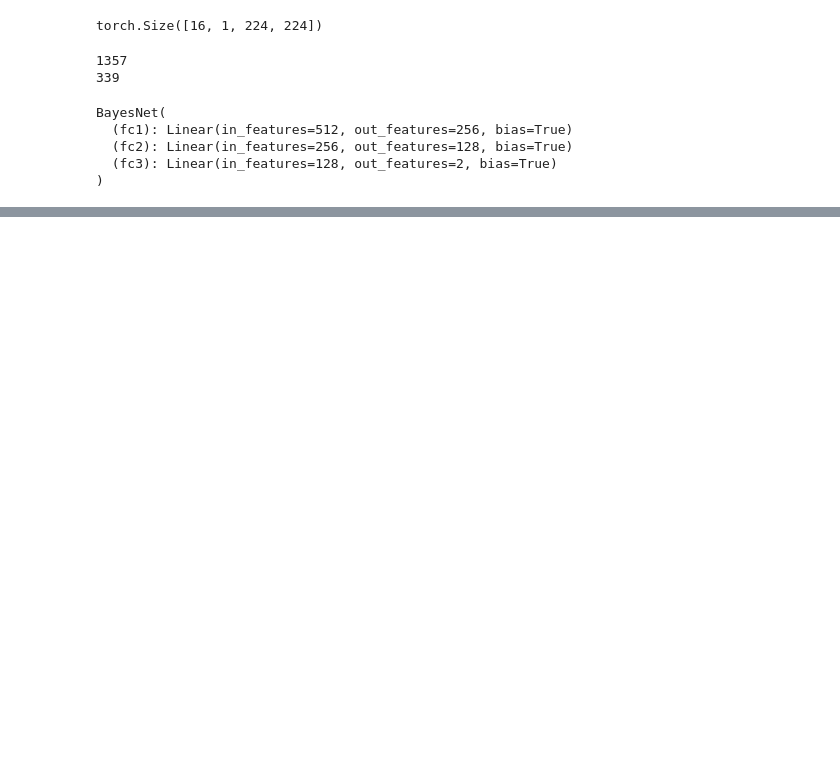
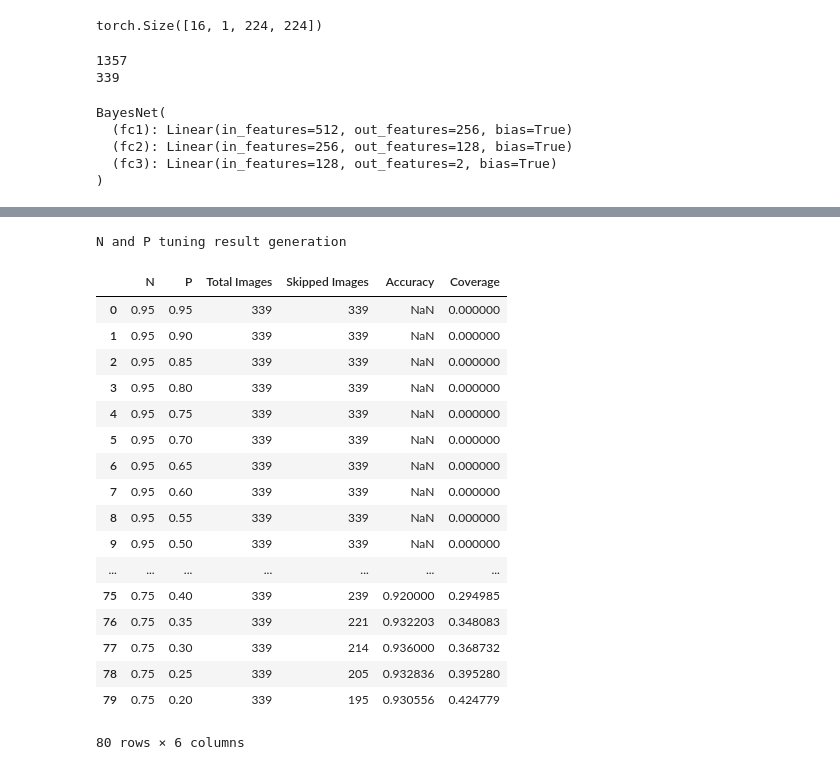
Before and after one commit to atabas/Major-Research-Project, a Jupyter notebook: ddsm_experiment_cropped_cv.ipynb, the cells around one changed output, grey strips where cells are left out. Saved outputs shown, nothing was run; the diff lists cells and outputs as text; code cells hidden in the pictures; blank space fills up the shorter version.

```diff
--- a/ddsm_experiment_cropped_cv.ipynb
+++ b/ddsm_experiment_cropped_cv.ipynb
@@ -824,2 +387,0 @@ def testb(net, test_loader):
-# %%
-trainb(bnet, bayes_train_loader, bcriterion, boptimizer, 100)
@@ -1098,7 +627,6 @@ def test_batch(images, labels, threshold=0.8, plot=True):
     return len(labels), correct_predictions, predicted_for_images
 # %%
 # Prediction when network can decide not to predict
-
 print('Prediction when network can refuse')
 correct = 0
 total = 0
@@ -1106,7 +634,7 @@ total_predicted_for = 0
 for j, data in enumerate(bayes_test_loader):
     images, labels = data
 
-    total_minibatch, correct_minibatch, predictions_minibatch = test_batch(images.cuda(), labels.cuda(), 0.6, plot=False)
+    total_minibatch, correct_minibatch, predictions_minibatch = test_batch(images.cuda(), labels.cuda(), 0.75, 0.7, plot=False)
     total += total_minibatch
     correct += correct_minibatch
     total_predicted_for += predictions_minibatch
@@ -1122,3 +649,0 @@ Accuracy when made predictions: 88 %
-# %%
-dataiter = iter(ddms_test_loader)
-images, labels = dataiter.next()
@@ -1267,0 +650,56 @@ KeyboardInterrupt: ignored
+# %%
+print('N and P tuning result generation')
+results = []
+ns = [0.95, 0.9, 0.85, 0.8, 0.75, 0.7, 0.65, 0.6, 0.55, 0.5, 0.45, 0.4, 0.35, 0.3, 0.25, 0.2]
+ps = [0.95, 0.9, 0.85, 0.8, 0.75, 0.7, 0.65, 0.6, 0.55, 0.5, 0.45, 0.4, 0.35, 0.3, 0.25, 0.2]
+
+for N in ns:
+    for P in ps:
+        result = []
+        result.append(N)
+        result.append(P)
+        correct = 0
+        total = 0
+        total_predicted_for = 0
+        for j, data in enumerate(bayes_test_loader):
+            images, labels = data
+
+            total_minibatch, correct_minibatch, predictions_minibatch = test_batch(images.cuda(), labels.cuda(), N, P, plot=False)
+            total += total_minibatch
+            correct += correct_minibatch
+            total_predicted_for += predictions_minibatch
+        result.append(total)
+        result.append(total-total_predicted_for)
+        if total_predicted_for > 0:
+            result.append(correct / total_predicted_for)
+        else:
+            result.append(-1)
+        results.append(result)
+# %% [output]
+N and P tuning result generation
+# %%
+results_df = pd.DataFrame(results, columns=["N", "P", "Total Images", "Skipped Images", "Accuracy"])
+results_df['Accuracy']
+results_df.loc[results_df['Accuracy'] == -1, 'Accuracy'] = np.NaN
+results_df['Coverage'] = (results_df['Total Images'] - results_df['Skipped Images']) / results_df['Total Images']
+results_df.to_csv('/content/drive/My Drive/tuning_results_3.csv')
+results_df
+# %% [output]
+|  | N | P | Total Images | Skipped Images | Accuracy | Coverage |
+| 0 | 0.95 | 0.95 | 339 | 339 | NaN | 0.000000 |
+| 1 | 0.95 | 0.90 | 339 | 339 | NaN | 0.000000 |
+| 2 | 0.95 | 0.85 | 339 | 339 | NaN | 0.000000 |
+| 3 | 0.95 | 0.80 | 339 | 339 | NaN | 0.000000 |
+| 4 | 0.95 | 0.75 | 339 | 339 | NaN | 0.000000 |
+| 5 | 0.95 | 0.70 | 339 | 339 | NaN | 0.000000 |
+| 6 | 0.95 | 0.65 | 339 | 339 | NaN | 0.000000 |
+| 7 | 0.95 | 0.60 | 339 | 339 | NaN | 0.000000 |
+| 8 | 0.95 | 0.55 | 339 | 339 | NaN | 0.000000 |
+| 9 | 0.95 | 0.50 | 339 | 339 | NaN | 0.000000 |
+| ... | ... | ... | ... | ... | ... | ... |
+| 75 | 0.75 | 0.40 | 339 | 239 | 0.920000 | 0.294985 |
+| 76 | 0.75 | 0.35 | 339 | 221 | 0.932203 | 0.348083 |
+| 77 | 0.75 | 0.30 | 339 | 214 | 0.936000 | 0.368732 |
+| 78 | 0.75 | 0.25 | 339 | 205 | 0.932836 | 0.395280 |
+| 79 | 0.75 | 0.20 | 339 | 195 | 0.930556 | 0.424779 |
+80 rows × 6 columns
```
Also changed, not shown: parts of 51 cells of this notebook.
